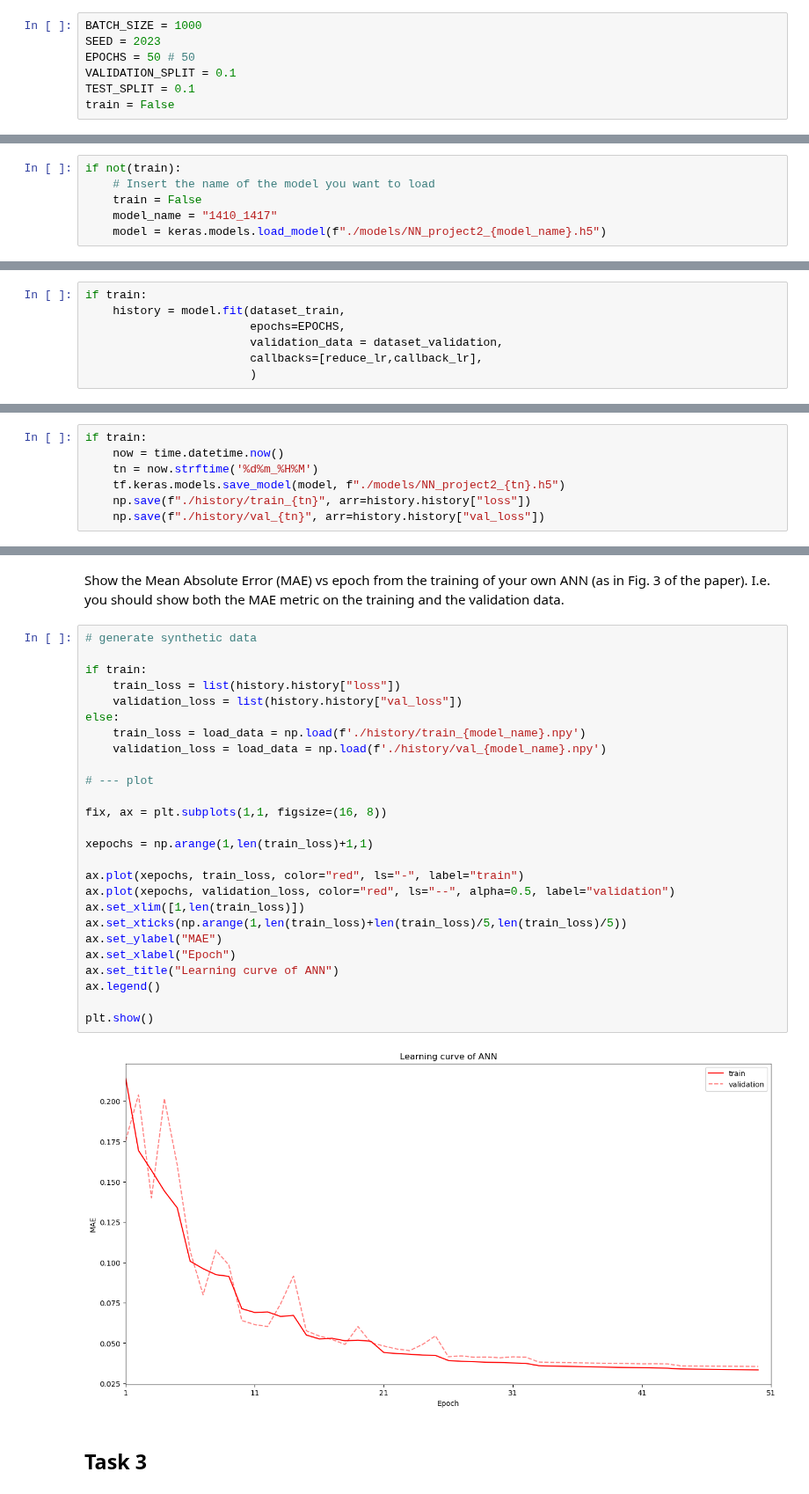
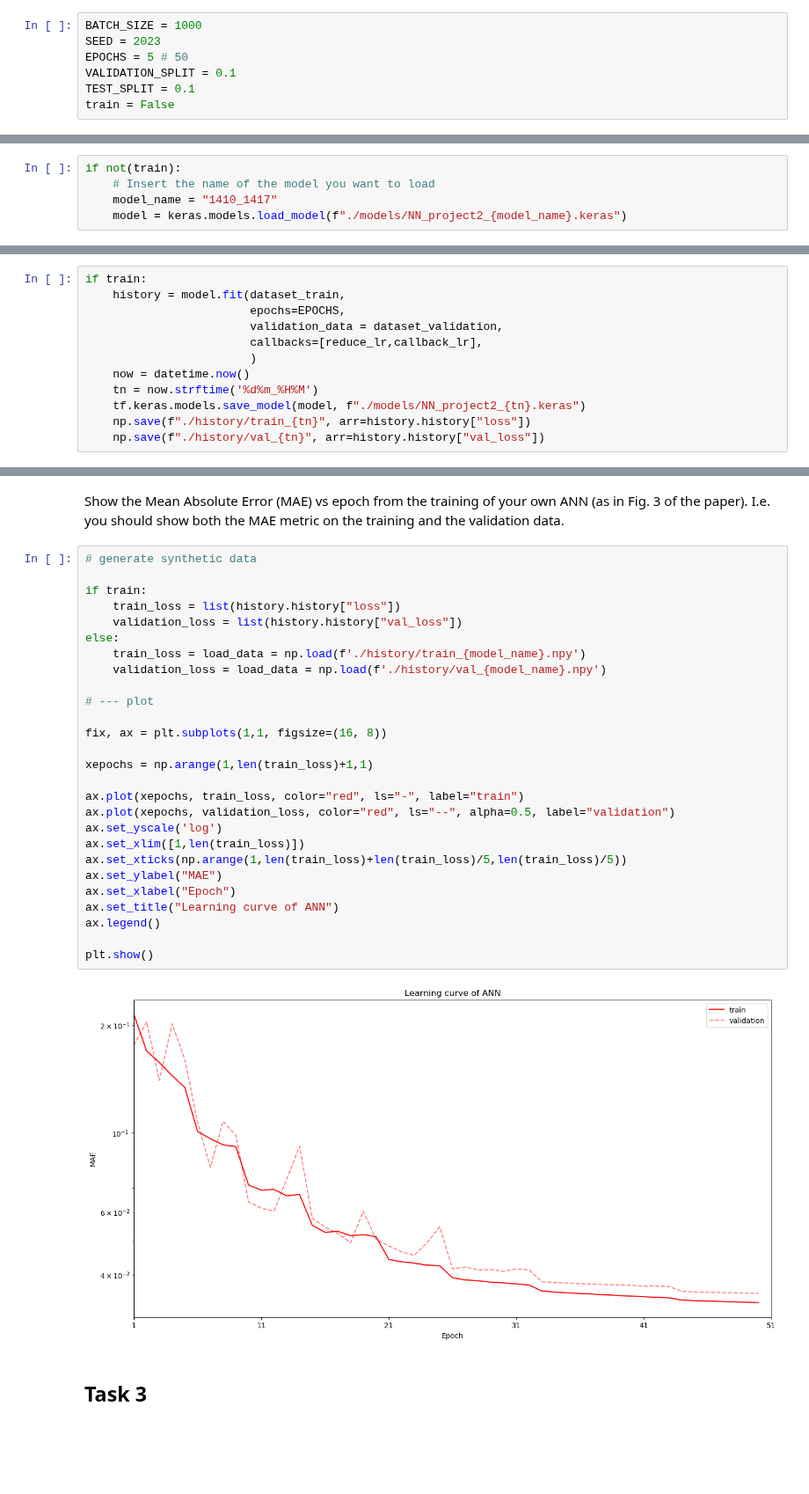
Before and after one commit to stach/lfd-project, a Jupyter notebook: Project2/project2.ipynb, the cells around one changed output, grey strips where cells are left out. Shown at 88% size. Saved outputs shown, nothing was run; the diff lists cells and outputs as text; blank space fills up the shorter version.

```diff
--- a/Project2/project2.ipynb
+++ b/Project2/project2.ipynb
@@ -37,7 +37,7 @@ Define constants and hyperparameters
 # %%
 BATCH_SIZE = 1000
 SEED = 2023
-EPOCHS = 50 # 50
+EPOCHS = 5 # 50
 VALIDATION_SPLIT = 0.1
 TEST_SPLIT = 0.1
 train = False
@@ -243,6 +243,5 @@ if train:
 # %%
 if not(train):
     # Insert the name of the model you want to load
-    train = False
     model_name = "1410_1417"
-    model = keras.models.load_model(f"./models/NN_project2_{model_name}.h5")
+    model = keras.models.load_model(f"./models/NN_project2_{model_name}.keras")
@@ -298,11 +299,4 @@ reduce_lr = keras.callbacks.ReduceLROnPlateau(monitor='val_loss', factor=0.5, pa
 
 # stops the training when the validation loss has stopped improving for 4 epochs
 callback_lr = keras.callbacks.EarlyStopping(monitor='val_loss', patience=4)
-# %%
-if train:
-    history = model.fit(dataset_train,
-                        epochs=EPOCHS,
-                        validation_data = dataset_validation,
-                        callbacks=[reduce_lr,callback_lr],
-                        )
 # %% [markdown]
@@ -310,8 +304,13 @@ if train:
 # %%
 if train:
-    now = time.datetime.now()
+    history = model.fit(dataset_train,
+                        epochs=EPOCHS,
+                        validation_data = dataset_validation,
+                        callbacks=[reduce_lr,callback_lr],
+                        )
+    now = datetime.now()
     tn = now.strftime('%d%m_%H%M')
-    tf.keras.models.save_model(model, f"./models/NN_project2_{tn}.h5")
+    tf.keras.models.save_model(model, f"./models/NN_project2_{tn}.keras")
     np.save(f"./history/train_{tn}", arr=history.history["loss"])
     np.save(f"./history/val_{tn}", arr=history.history["val_loss"])
 # %% [markdown]
@@ -386,31 +385,32 @@ Show the Mean Absolute Error (MAE) vs epoch from the training of your own ANN (a
 # %%
 # generate synthetic data
 
 if train:
     train_loss = list(history.history["loss"])
     validation_loss = list(history.history["val_loss"])
 else:
     train_loss = load_data = np.load(f'./history/train_{model_name}.npy')
     validation_loss = load_data = np.load(f'./history/val_{model_name}.npy')
 
 # --- plot
 
 fix, ax = plt.subplots(1,1, figsize=(16, 8))
 
 xepochs = np.arange(1,len(train_loss)+1,1)
 
 ax.plot(xepochs, train_loss, color="red", ls="-", label="train")
 ax.plot(xepochs, validation_loss, color="red", ls="--", alpha=0.5, label="validation")
+ax.set_yscale('log')
 ax.set_xlim([1,len(train_loss)])
 ax.set_xticks(np.arange(1,len(train_loss)+len(train_loss)/5,len(train_loss)/5))
 ax.set_ylabel("MAE")
 ax.set_xlabel("Epoch")
 ax.set_title("Learning curve of ANN")
 ax.legend()
 
 plt.show()
 # %% [output]
-[figure, old version]
+[figure, new version]
 # %% [markdown]
 ## Task 3
 # %% [markdown]
```
Also changed, not shown: parts of 15 cells of this notebook, 6 other files.
